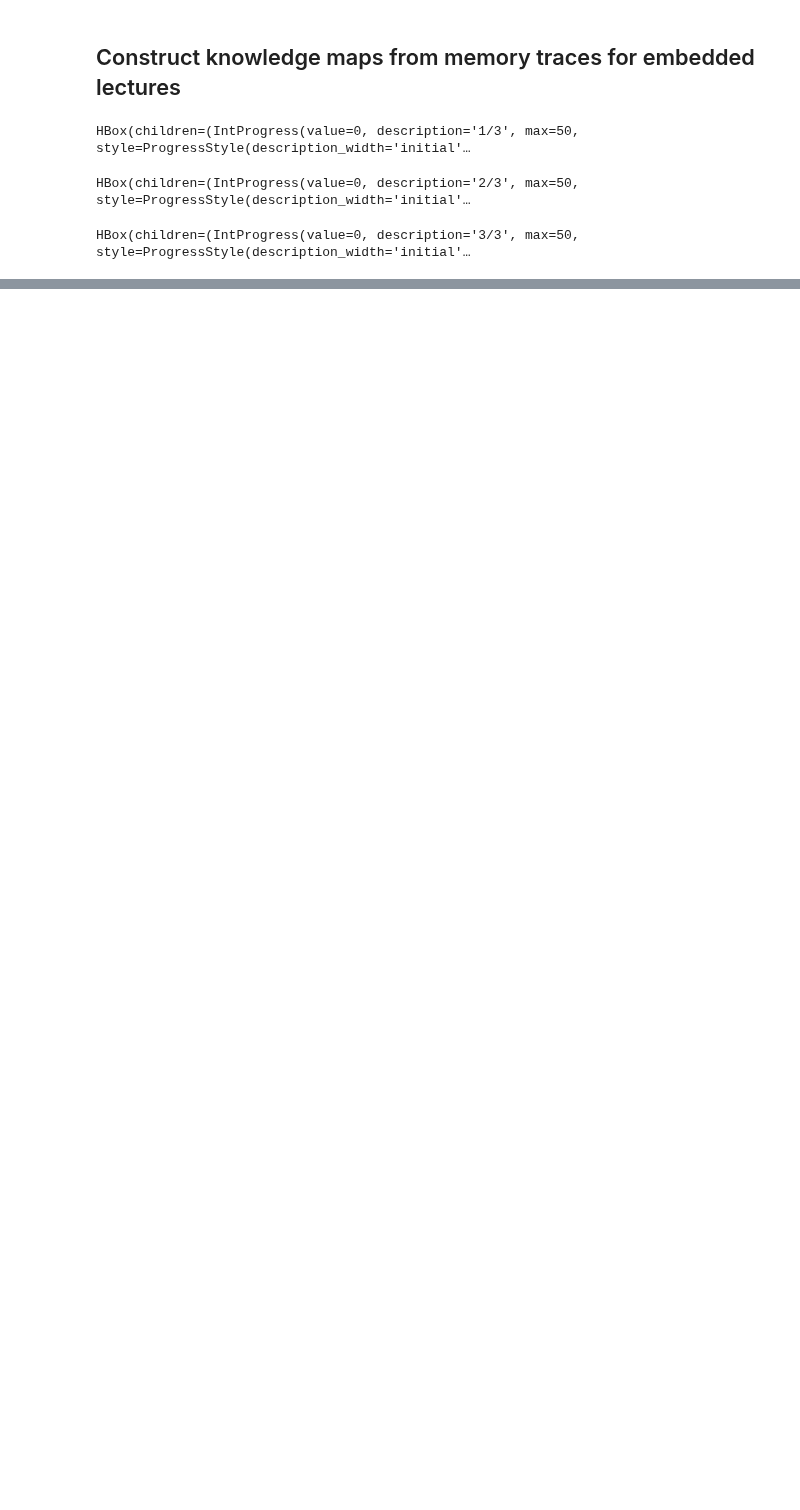
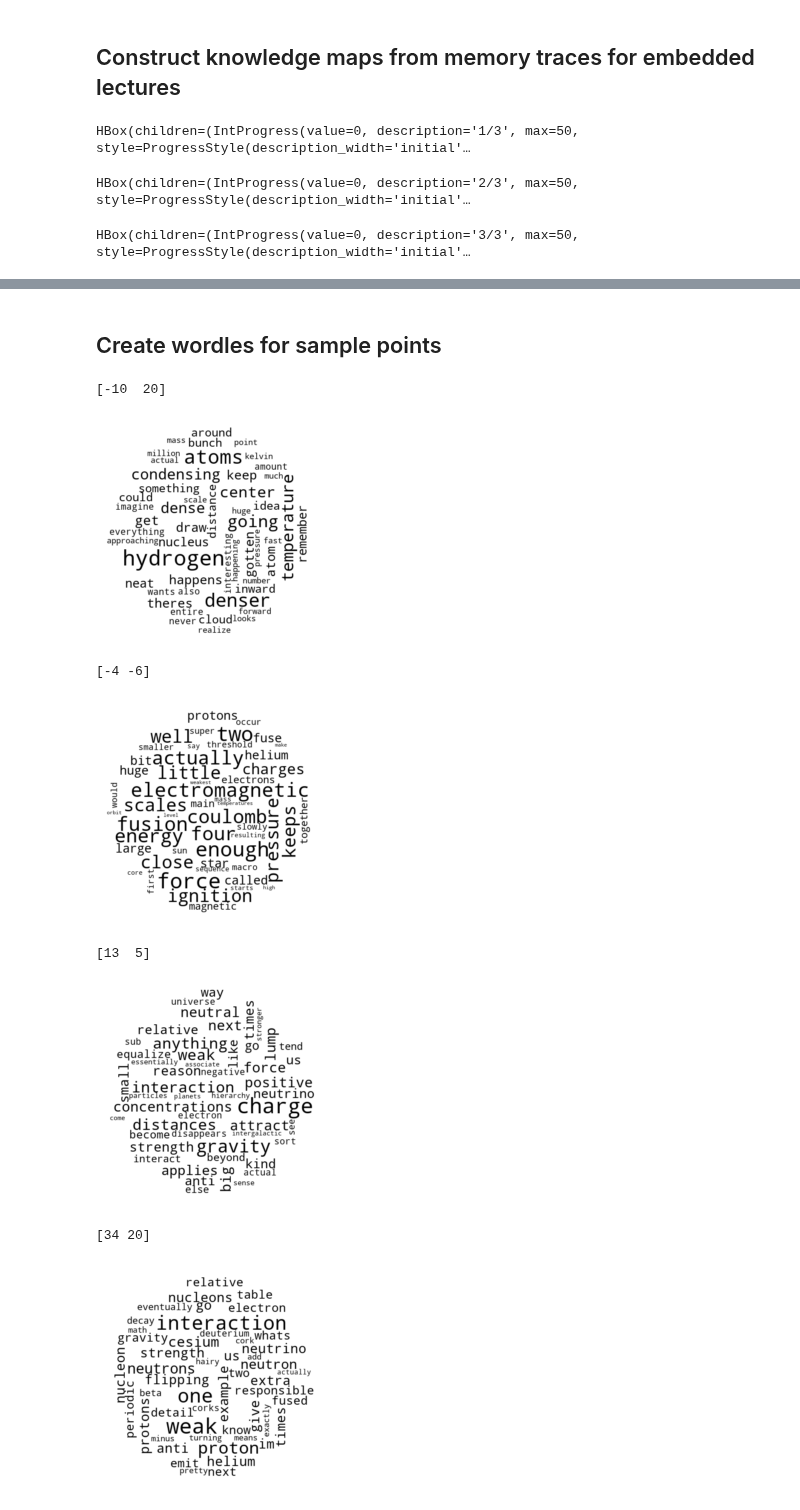
Before and after one commit to ContextLab/efficient-learning-khan, a Jupyter notebook: code/notebooks/knowledge-maps.ipynb, the cells around one changed output, grey strips where cells are left out. Saved outputs shown, nothing was run; the diff lists cells and outputs as text; code cells hidden in the pictures; blank space fills up the shorter version.

```diff
--- a/code/notebooks/knowledge-maps.ipynb
+++ b/code/notebooks/knowledge-maps.ipynb
@@ -336,0 +339,26 @@ HBox(children=(IntProgress(value=0, description='3/3', max=50, style=ProgressSty
+# %% [markdown]
+## Create wordles for sample points
+# %%
+n_wordle_words = 50
+vocabulary = CV.get_feature_names()
+# get weights over corpus words for each topic vector
+coords_wordweights = get_word_weights(wordle_vectors, LDA)
+wordle_mask = exp.load_wordle_mask(opj(datadir, 'wordle-mask.jpg'))
+
+for i, coords in enumerate(coords_wordweights):
+    print(wordle_coords[i])
+    weights_dict = topn(dict(zip(vocabulary, coords)), n_wordle_words)
+    color_to_words = {'black': list(weights_dict)}
+    color_func = SimpleGroupedColorFunc(color_to_words)
+    fig, ax = plt.subplots(1)
+    plot_wordle(ax, weights_dict, color_func, mask=wordle_mask)
+    plt.show()
+# %% [output]
+[-10  20]
+[figure, added]
+[-4 -6]
+[figure, added]
+[13  5]
+[figure, added]
+[34 20]
+[figure, added]
```
Also changed, not shown: parts of 24 cells of this notebook.
